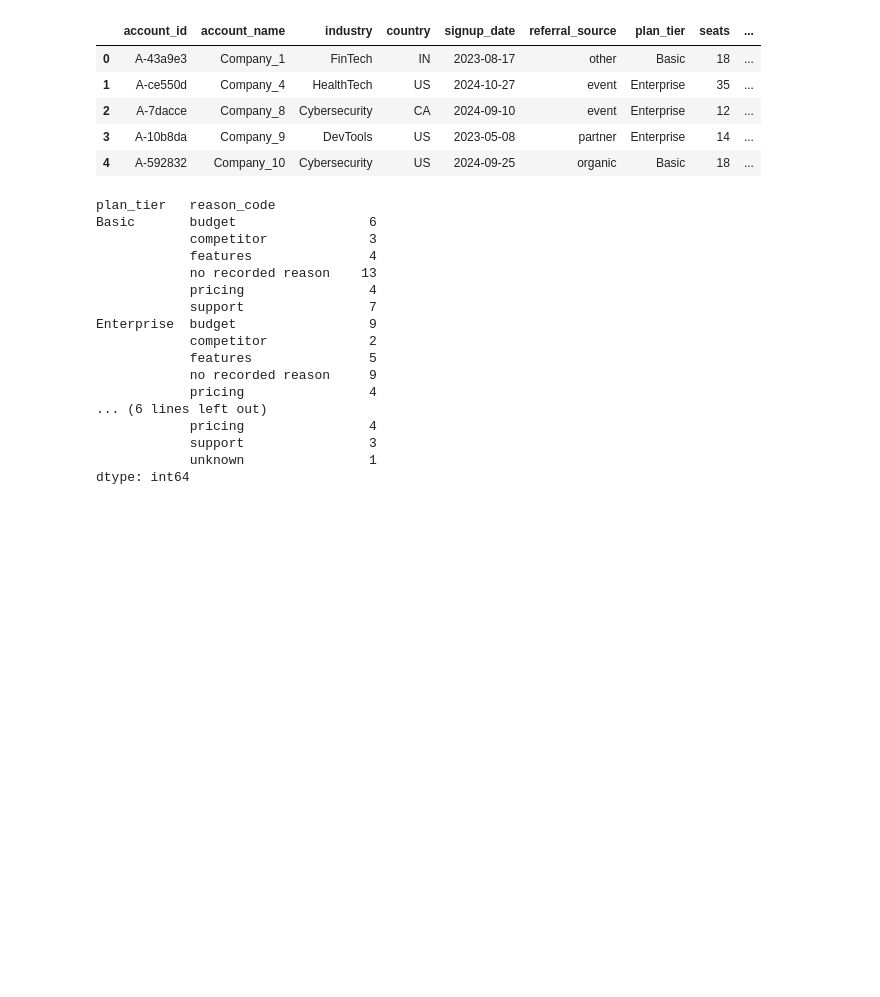
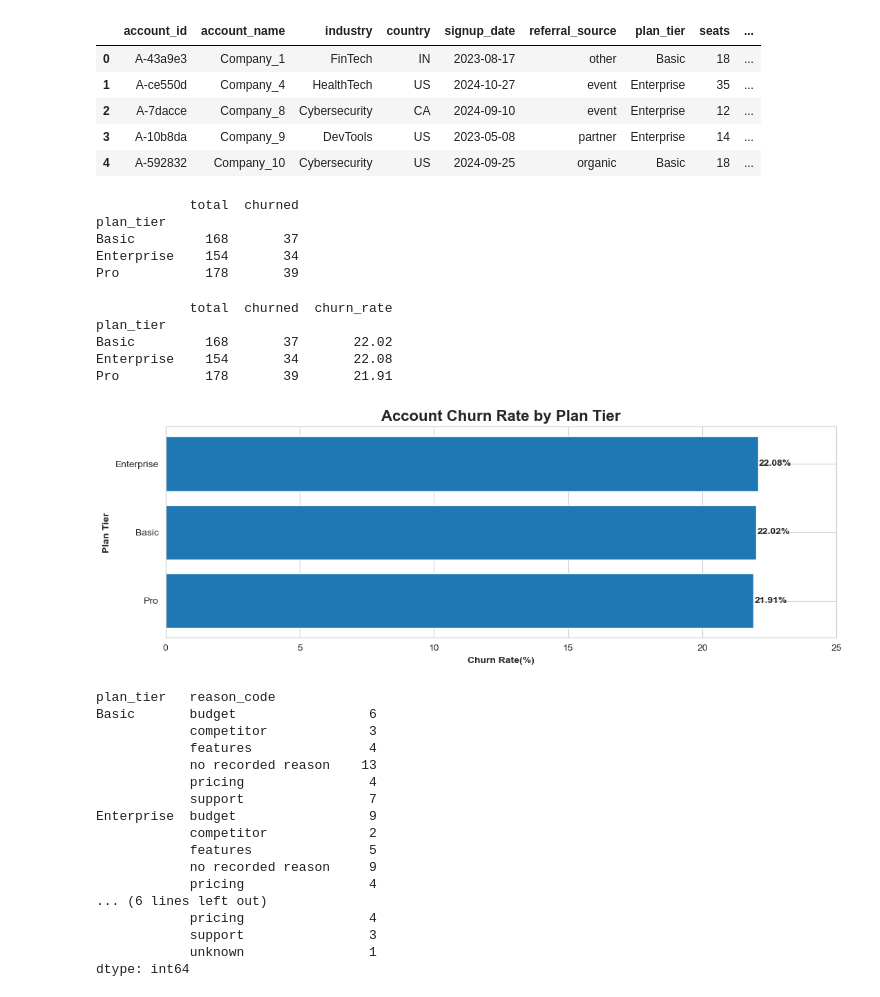
Before and after one commit to christianrm0821/saas-churn-analysis, a Jupyter notebook: saas_case_study/saas_case_study.ipynb, the cells around one changed output. Drawn from its saved outputs; the diff is of its cells as text; code cells hidden in the pictures; blank space fills up the shorter version.

```diff
--- a/saas_case_study/saas_case_study.ipynb
+++ b/saas_case_study/saas_case_study.ipynb
@@ -226,6 +227,49 @@ acc_churn_reason.head()
 | 2 | A-7dacce | Company_8 | Cybersecurity | CA | 2024-09-10 | event | Enterprise | 12 | ... |
 | 3 | A-10b8da | Company_9 | DevTools | US | 2023-05-08 | partner | Enterprise | 14 | ... |
 | 4 | A-592832 | Company_10 | Cybersecurity | US | 2024-09-25 | organic | Basic | 18 | ... |
+# %%
+#Using subs table and grouping 'plan tier' with 'churn flag' and seeing how many
+#subscriptions are of each plan and how many of those subscriptions churn and storing in 'churn_by_tier'
+acc_churn_by_tier = account.groupby('plan_tier')['churn_flag'].agg(total='count',churned = 'sum')
+print(acc_churn_by_tier)
+# %% [output]
+            total  churned
+plan_tier
+Basic         168       37
+Enterprise    154       34
+Pro           178       39
+# %%
+#Adding column to 'churn_by_tier' that includes the churn rate
+acc_churn_by_tier['churn_rate'] = ((acc_churn_by_tier['churned']/acc_churn_by_tier['total']).round(4))*100
+print(acc_churn_by_tier)
+# %% [output]
+            total  churned  churn_rate
+plan_tier
+Basic         168       37       22.02
+Enterprise    154       34       22.08
+Pro           178       39       21.91
+# %%
+#sorting from by churn rate
+acc_churn_by_tier_sorted = acc_churn_by_tier.sort_values('churn_rate')
+sns.set_style('whitegrid')
+
+#creating horizontal bar graph showing diffference in churn rate
+fig, ax = plt.subplots(figsize = (11,4))
+
+ax.barh(acc_churn_by_tier_sorted.index,acc_churn_by_tier_sorted['churn_rate'])
+ax.set_title('Account Churn Rate by Plan Tier', fontsize = 16, fontweight='bold')
+ax.set_ylabel('Plan Tier',fontweight = 'bold')
+ax.set_xlabel('Churn Rate(%)', fontweight = 'bold')
+ax.set_xlim(0,25)
+
+#adding churn rate next to each bar
+for i, rate in enumerate(acc_churn_by_tier_sorted['churn_rate']):
+    ax.text(rate +.03, i, f'{rate}%', va = 'center', fontweight = 'bold')
+
+plt.tight_layout()
+plt.show()
+# %% [output]
+[figure, added]
 # %%
 #fills null values with "no recorded reason
 acc_churn_reason['reason_code'] = acc_churn_reason['reason_code'].fillna('no recorded reason')
```
Also changed, not shown: parts of 11 cells of this notebook.
